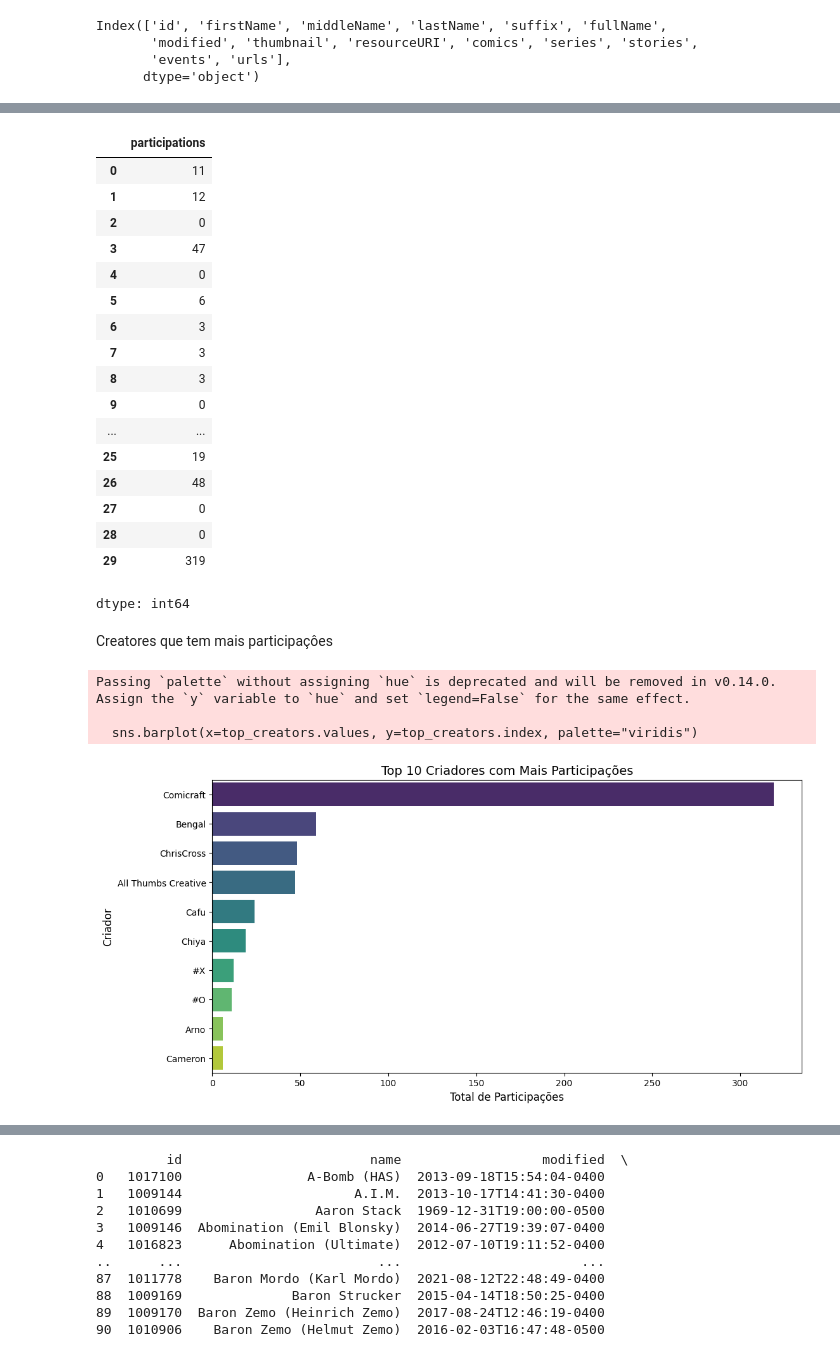
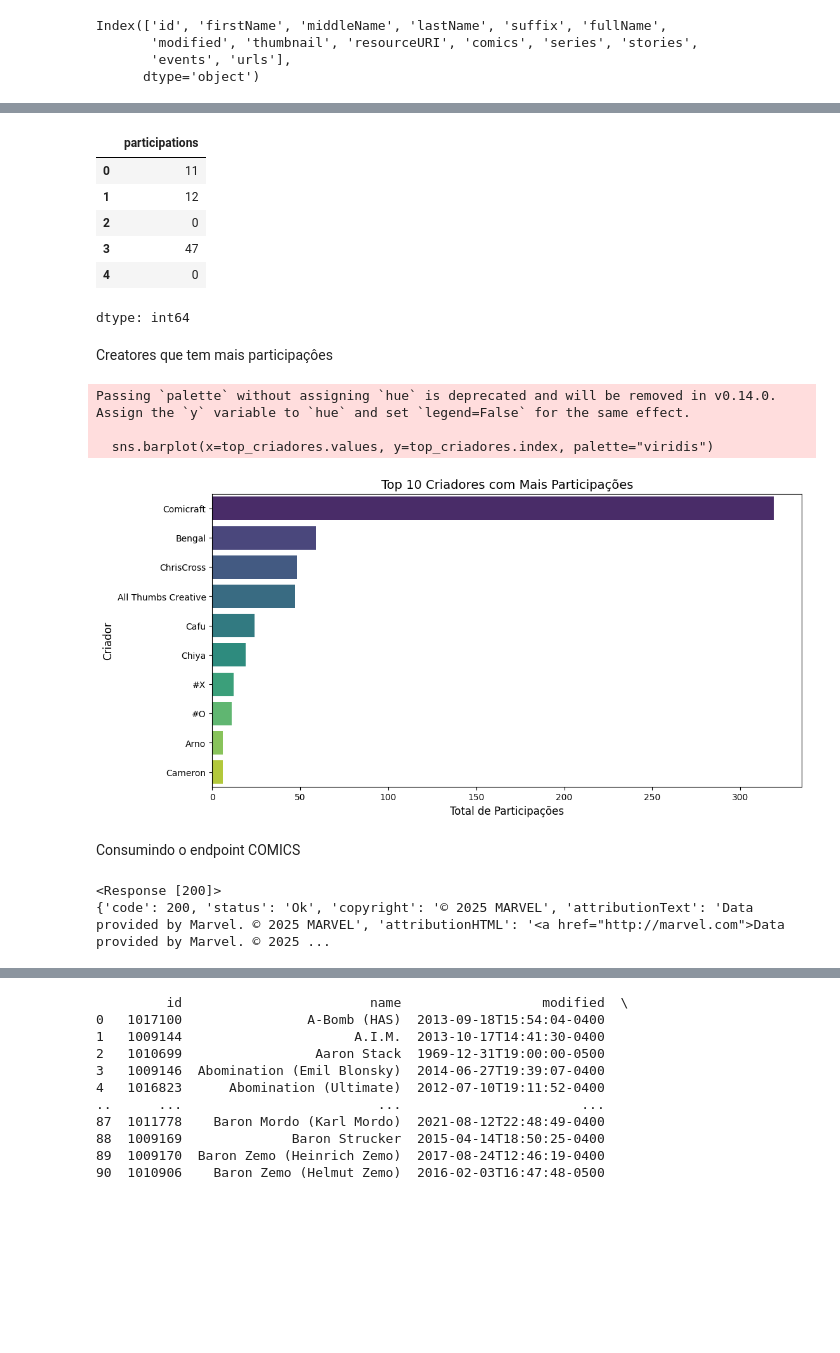
Before and after one commit to Rodrigo-Perico/aleon.ai, a Jupyter notebook: Marvel_aleon_ai.ipynb, the cells around one changed output, grey strips where cells are left out. Drawn from its saved outputs; the diff is of its cells as text; code cells hidden in the pictures; blank space fills up the shorter version.

```diff
--- a/Marvel_aleon_ai.ipynb
+++ b/Marvel_aleon_ai.ipynb
@@ -72,33 +62,22 @@ df["participations"] = (
     df["comics.available"]+df["series.available"]+df["stories.available"]+df["events.available"]
 )
 # %%
-df["participations"]
+df["participations"].head(5)
 # %% [output]
 |  | participations |
 | 0 | 11 |
 | 1 | 12 |
 | 2 | 0 |
 | 3 | 47 |
 | 4 | 0 |
-| 5 | 6 |
-| 6 | 3 |
-| 7 | 3 |
-| 8 | 3 |
-| 9 | 0 |
-| ... | ... |
-| 25 | 19 |
-| 26 | 48 |
-| 27 | 0 |
-| 28 | 0 |
-| 29 | 319 |
 dtype: int64
 # %% [markdown]
 Creatores que tem mais participaçôes
 # %%
-top_creators = df.groupby("fullName")["participations"].sum().nlargest(10)
+top_criadores = df.groupby("fullName")["participations"].sum().nlargest(10)
 
 plt.figure(figsize=(12, 6))
-sns.barplot(x=top_creators.values, y=top_creators.index, palette="viridis")
+sns.barplot(x=top_criadores.values, y=top_criadores.index, palette="viridis")
 
 plt.title("Top 10 Criadores com Mais Participações", fontsize=14)
 plt.xlabel("Total de Participações", fontsize=12)
@@ -107,5 +86,31 @@ plt.show()
 # %% [output]
 Passing `palette` without assigning `hue` is deprecated and will be removed in v0.14.0. Assign the `y` variable to `hue` and set `legend=False` for the same effect.
 
-  sns.barplot(x=top_creators.values, y=top_creators.index, palette="viridis")
+  sns.barplot(x=top_criadores.values, y=top_criadores.index, palette="viridis")
 [figure]
+# %% [markdown]
+Consumindo o endpoint COMICS
+# %%
+PUBLIC_KEY = "0b08b7e93738e4973b80ae94c2986e7d"
+PRIVATE_KEY = "292deed8848488aa3574b5eae82f97b0f22da73c"
+
+ts = int(time.time())
+
+hash_md5 = hashlib.md5(f"{ts}{PRIVATE_KEY}{PUBLIC_KEY}".encode()).hexdigest()
+
+url = "http://gateway.marvel.com/v1/public/comics"  #comics / characters / events / series / stories
+
+params = {
+    "ts": ts,
+    "apikey": PUBLIC_KEY,
+    "hash": hash_md5,
+    "limit": 2#Maior número que divide 1564 e não sobra nada (92)
+    }
+response = requests.get(url, params=params)
+
+print(response)
+
+print(response.json())
+# %% [output]
+<Response [200]>
+{'code': 200, 'status': 'Ok', 'copyright': '© 2025 MARVEL', 'attributionText': 'Data provided by Marvel. © 2025 MARVEL', 'attributionHTML': '<a href="http://marvel.com">Data provided by Marvel. © 2025 ...
```
Also changed, not shown: parts of 4 cells of this notebook.
